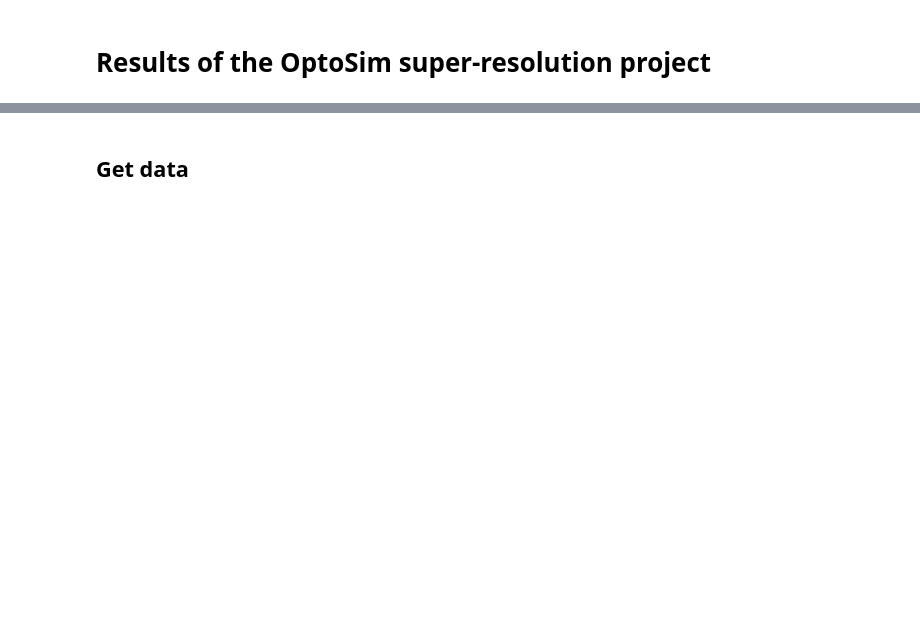
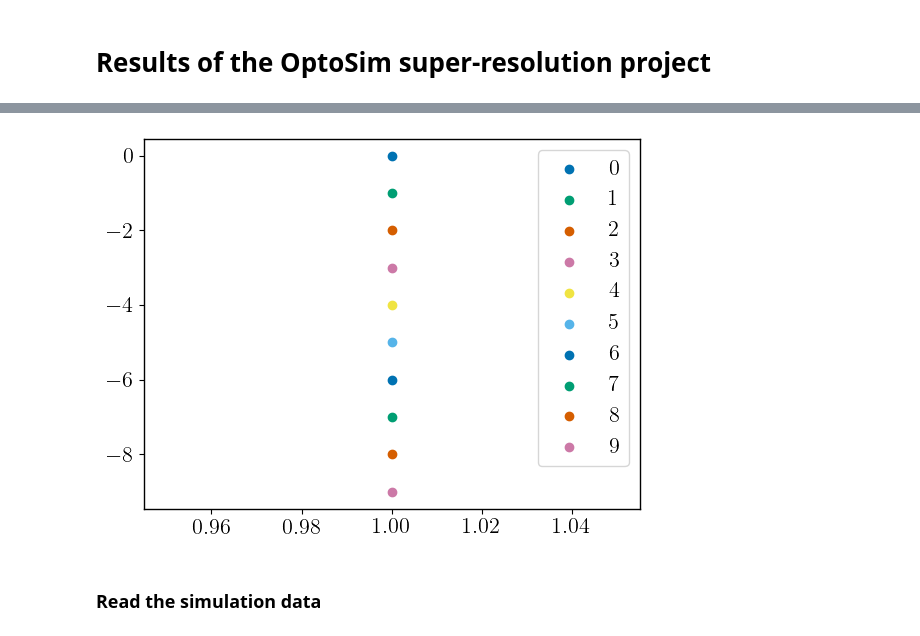
Before and after one commit to acolijn/OptoSim, a Jupyter notebook: notebook/results/Results.ipynb, the cells around one changed output, grey strips where cells are left out. Saved outputs shown, nothing was run; the diff lists cells and outputs as text; code cells hidden in the pictures; blank space fills up the shorter version.

```diff
--- a/notebook/results/Results.ipynb
+++ b/notebook/results/Results.ipynb
@@ -2,0 +76,12 @@
+# %%
+# Plot 10 random lines to test the colors
+# Set also the colors to be visually pleasing and colorblind friendly
+plt.style.use('seaborn-v0_8-colorblind')
+plt.rcParams["image.cmap"] = "viridis"
+
+for i in range(10):
+    plt.scatter(1, -i, label=i)
+plt.legend()
+plt.show()
+# %% [output]
+[figure, added]
@@ -3,2 +121,2 @@
 # %% [markdown]
-## Get data
+### Read the simulation data
```
Also changed, not shown: parts of 34 cells of this notebook, 19 other files.
